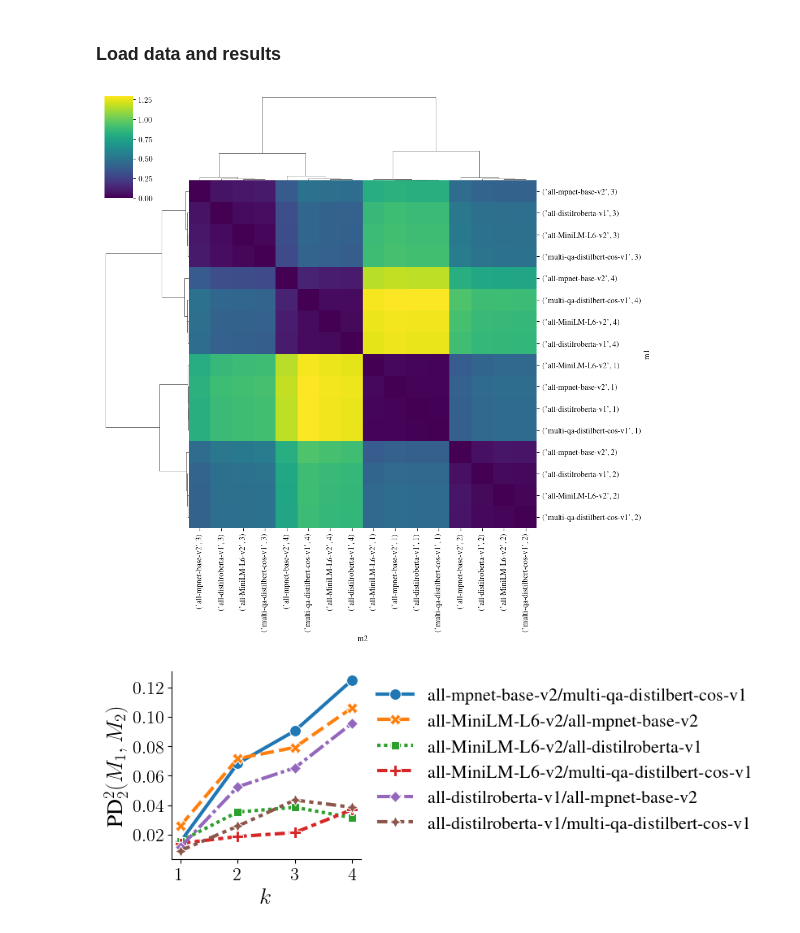
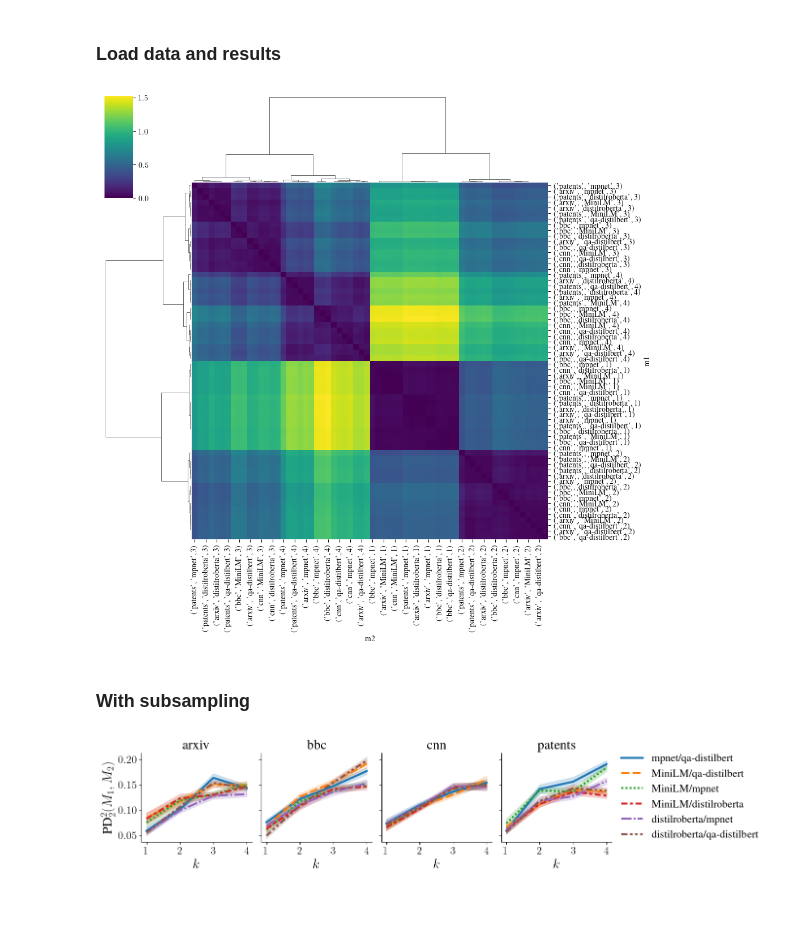
Before and after one commit to aidos-lab/Presto, a Jupyter notebook: notebooks/ncomponents_variation.ipynb, the cells around one changed output. Drawn from its saved outputs; the diff is of its cells as text; code cells hidden in the pictures; blank space fills up the shorter version.

Commit message:
plot + cleanups

```diff
--- a/notebooks/ncomponents_variation.ipynb
+++ b/notebooks/ncomponents_variation.ipynb
@@ -65,8 +68,5 @@ import scipy.spatial as sp, scipy.cluster.hierarchy as hc
 # %%
-method = "ward"
-metric_ = "euclidean"
-linkage = hc.linkage(sp.distance.squareform(df), method=method, metric=metric_)
-sns.clustermap(df, cmap="viridis", row_linkage=linkage, col_linkage=linkage, )
+sns.clustermap(df, cmap="viridis", row_linkage=linkage, col_linkage=linkage, yticklabels=1)
 plt.savefig(f"{paper_figure_path}/language-model-comparison_clustermap-component-variation.pdf", bbox_inches="tight", transparent=True)
 # %% [output]
-[figure, old version]
+[figure, new version]
@@ -84,3 +73,5 @@ dfl["models"] = dfl["m1_model"]  + "/" + dfl["m2_model"]
+# %% [markdown]
+### With subsampling
 # %%
 label_fontsize = 16
 legend_fontsize = 12
@@ -88,15 +82,48 @@ title_fontsize = 20
+# %%
+metric = Presto(max_homology_dim=config.max_homology_dim, n_components=0 # this doesn't matter for our purposes here
+                    , normalize=config.normalize)
+rng = np.random.default_rng(42)
+subsampled_landscapes = dict()
+n_subsamples = 2**5
+n_subsample_projections = 2**4
+for nc in range(1,5):
+    for k,v in results.items():
+        if k[-1] == nc:
+            for i in range(n_subsample_projections):
+                subsampled_landscapes[(*k,i)] = metric.average_landscape({dim:rng.choice(ls, n_subsamples, replace=False)
+                                                                       for dim,ls in v["landscapes"].items()})
+# %%
+subsampled_scores = dict()
+for (k1,v1), (k2,v2) in sorted(list(combinations(sorted(subsampled_landscapes.items()),2)) + [((k,v),(k,v))
+                                                                                              for k,v in sorted(subsampled_landscapes.items())]):
+    if k1[0] == k2[0] and k1[2] == k2[2]:
+        subsampled_scores[(k1,k2)] = metric.compute_presto_scores(v1, v2)
 # %%
-fig, ax = plt.subplots(1,1,figsize=(3,3))
-sns.lineplot(data = dfl.query("m1 != m2 and m1_nc == m2_nc"
-                             ).sort_values("m1_model", key=lambda vec:vec.map(lambda x:sorted_models.index(x))), y="score", x="m1_nc",
-             hue="models", ax=ax, style="models", lw=3, markers=True, markersize=10)
-ax.legend(bbox_to_anchor=(1,1), frameon=False, fontsize=label_fontsize)
-ax.set_xlabel("$k$", fontsize=title_fontsize)
-ax.set_ylabel(r"PD"+"$^2_2(M_1,M_2)$", fontsize=title_fontsize)
-[l.set_fontsize(label_fontsize) for l in ax.get_xticklabels()]
-[l.set_fontsize(label_fontsize) for l in ax.get_yticklabels()]
+dfl = pd.DataFrame(subsampled_scores).unstack().reset_index(
+).rename({0:"score", "level_0":"m1", "level_1":"m2", "level_3":"dim"}, axis=1).groupby(["m1","m2"]
+).agg(dict(score=sum)).reset_index()
+dfl["m1_nc"] = dfl.m1.map(lambda tup:tup[-2])
+dfl["m2_nc"] = dfl.m2.map(lambda tup:tup[-2])
+dfl["m1_dataset"] = dfl.m1.map(lambda tup:tup[0])
+dfl["m2_dataset"] = dfl.m2.map(lambda tup:tup[0])
+dfl["m1_model"] = dfl.m1.map(lambda tup:tup[1])
+dfl["m2_model"] = dfl.m2.map(lambda tup:tup[1])
+dfl["models"] = dfl["m1_model"]  + "/" + dfl["m2_model"]
+fig, axs = plt.subplots(1,4,figsize=(4*3+2,3), sharex=True, sharey=True)
+for ax,dataset in zip(axs,sorted_datasets):
+    sns.lineplot(data = dfl.query("m1 != m2 and m1_nc == m2_nc and m1_model != m2_model and m1_dataset == m2_dataset == @dataset"
+                                 ).sort_values("m1_model", key=lambda vec:vec.map(lambda x:sorted_models.index(x))), y="score", x="m1_nc",
+                 hue="models", ax=ax, style="models", lw=3, markers=False, #markersize=10,
+                 legend=False if dataset != "patents" else True, seed=rng, errorbar=("ci",99)
+                )
+    ax.set_xlabel("$k$", fontsize=title_fontsize)
+    ax.set_ylabel(r"PD"+"$^2_2(M_1,M_2)$", fontsize=title_fontsize)
+    [l.set_fontsize(label_fontsize) for l in ax.get_xticklabels()]
+    [l.set_fontsize(label_fontsize) for l in ax.get_yticklabels()]
+    ax.set_title(dataset, fontsize=title_fontsize)
+axs[-1].legend(bbox_to_anchor=(1,1.1), frameon=False, fontsize=label_fontsize, labelspacing=0.5)
 sns.despine(fig)
 plt.tight_layout()
 plt.savefig(f"{paper_figure_path}/language-model-comparison_component-variation.pdf", bbox_inches="tight", transparent=True)
 # %% [output]
-[figure, old version]
+[figure, new version]
```
Also changed, not shown: parts of 11 cells of this notebook, 3 other files.
